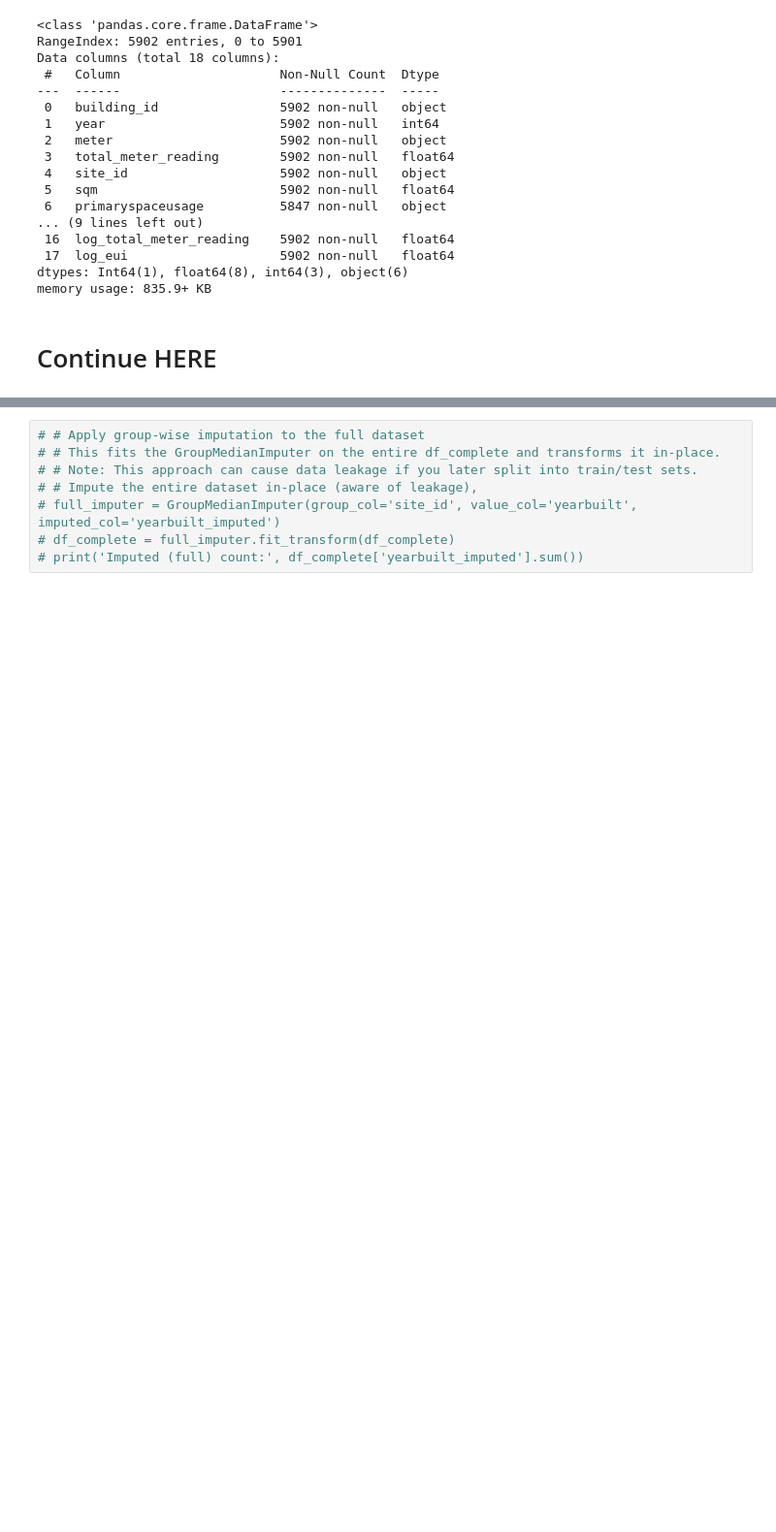
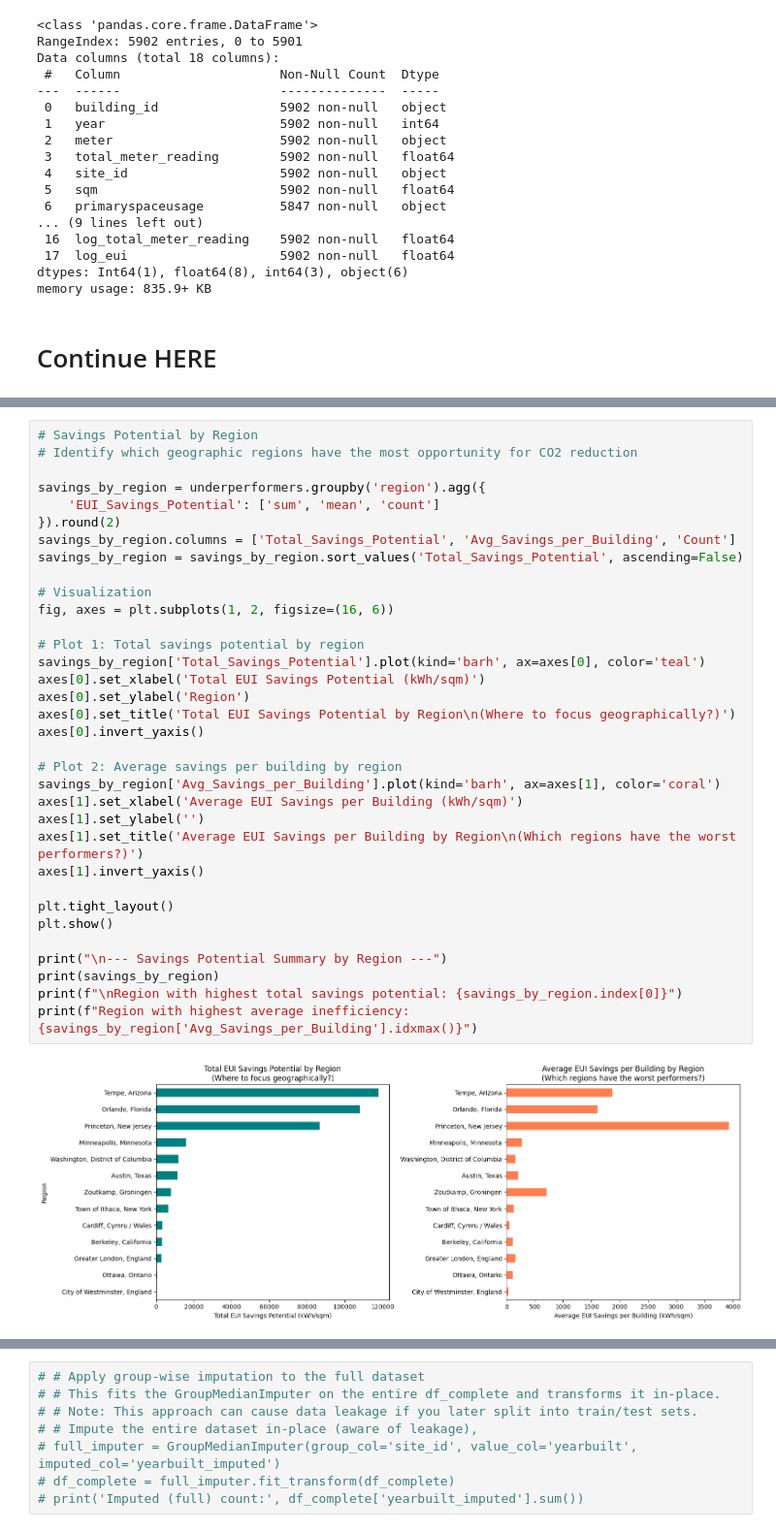
Before and after one commit to bsilke/calibration_regression, a Jupyter notebook: jupyter_notebooks/modeling.ipynb, the cells around one changed output, grey strips where cells are left out. Shown at 97% size. Drawn from its saved outputs; the diff is of its cells as text; blank space fills up the shorter version.

```diff
--- a/jupyter_notebooks/modeling.ipynb
+++ b/jupyter_notebooks/modeling.ipynb
@@ -721,0 +1151,36 @@ Based on the EDA, the following conclusions be drawn.
+# %%
+# Savings Potential by Region
+# Identify which geographic regions have the most opportunity for CO2 reduction
+
+savings_by_region = underperformers.groupby('region').agg({
+    'EUI_Savings_Potential': ['sum', 'mean', 'count']
+}).round(2)
+savings_by_region.columns = ['Total_Savings_Potential', 'Avg_Savings_per_Building', 'Count']
+savings_by_region = savings_by_region.sort_values('Total_Savings_Potential', ascending=False)
+
+# Visualization
+fig, axes = plt.subplots(1, 2, figsize=(16, 6))
+
+# Plot 1: Total savings potential by region
+savings_by_region['Total_Savings_Potential'].plot(kind='barh', ax=axes[0], color='teal')
+axes[0].set_xlabel('Total EUI Savings Potential (kWh/sqm)')
+axes[0].set_ylabel('Region')
+axes[0].set_title('Total EUI Savings Potential by Region\n(Where to focus geographically?)')
+axes[0].invert_yaxis()
+
+# Plot 2: Average savings per building by region
+savings_by_region['Avg_Savings_per_Building'].plot(kind='barh', ax=axes[1], color='coral')
+axes[1].set_xlabel('Average EUI Savings per Building (kWh/sqm)')
+axes[1].set_ylabel('')
+axes[1].set_title('Average EUI Savings per Building by Region\n(Which regions have the worst performers?)')
+axes[1].invert_yaxis()
+
+plt.tight_layout()
+plt.show()
+
+print("\n--- Savings Potential Summary by Region ---")
+print(savings_by_region)
+print(f"\nRegion with highest total savings potential: {savings_by_region.index[0]}")
+print(f"Region with highest average inefficiency: {savings_by_region['Avg_Savings_per_Building'].idxmax()}")
+# %% [output]
+[figure, added]
```
Also changed, not shown: parts of 31 cells of this notebook.
